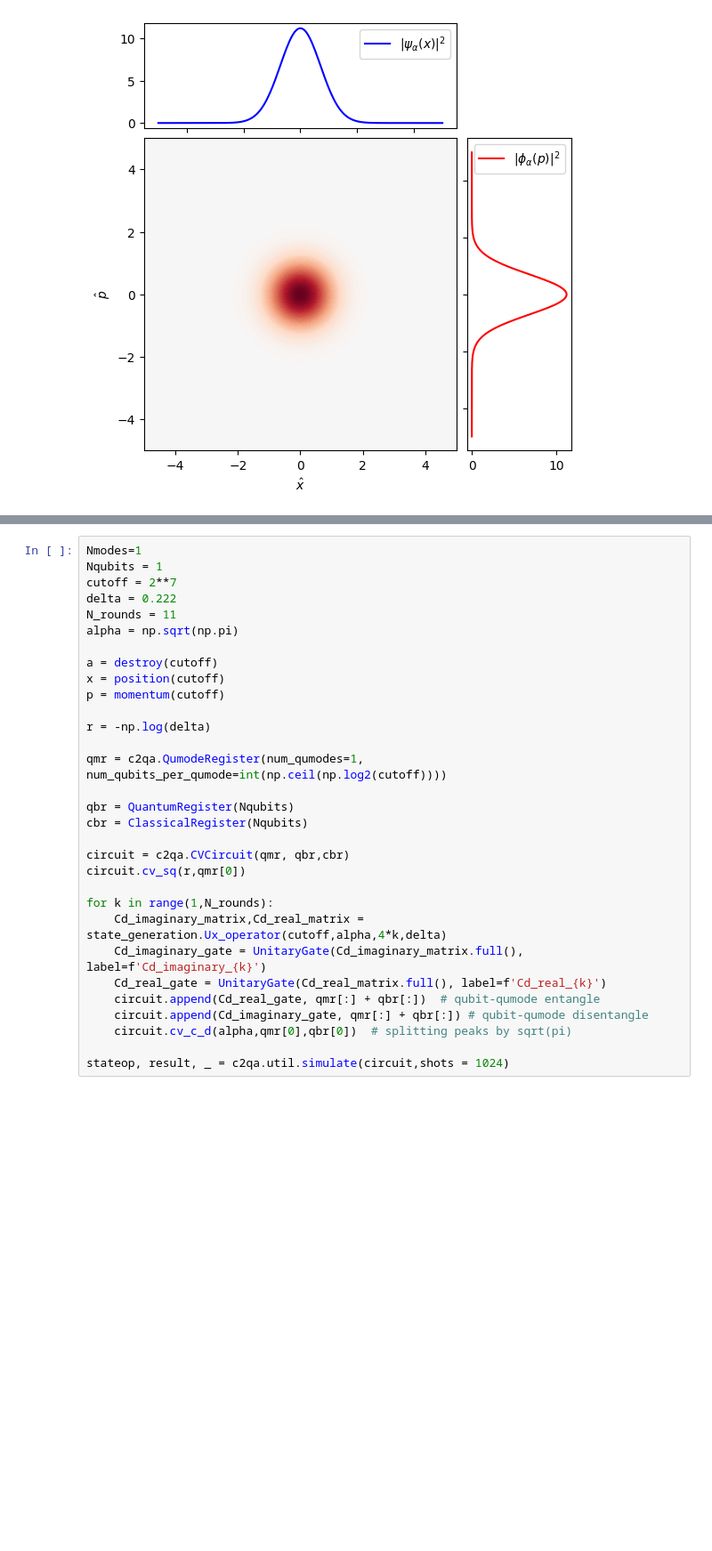
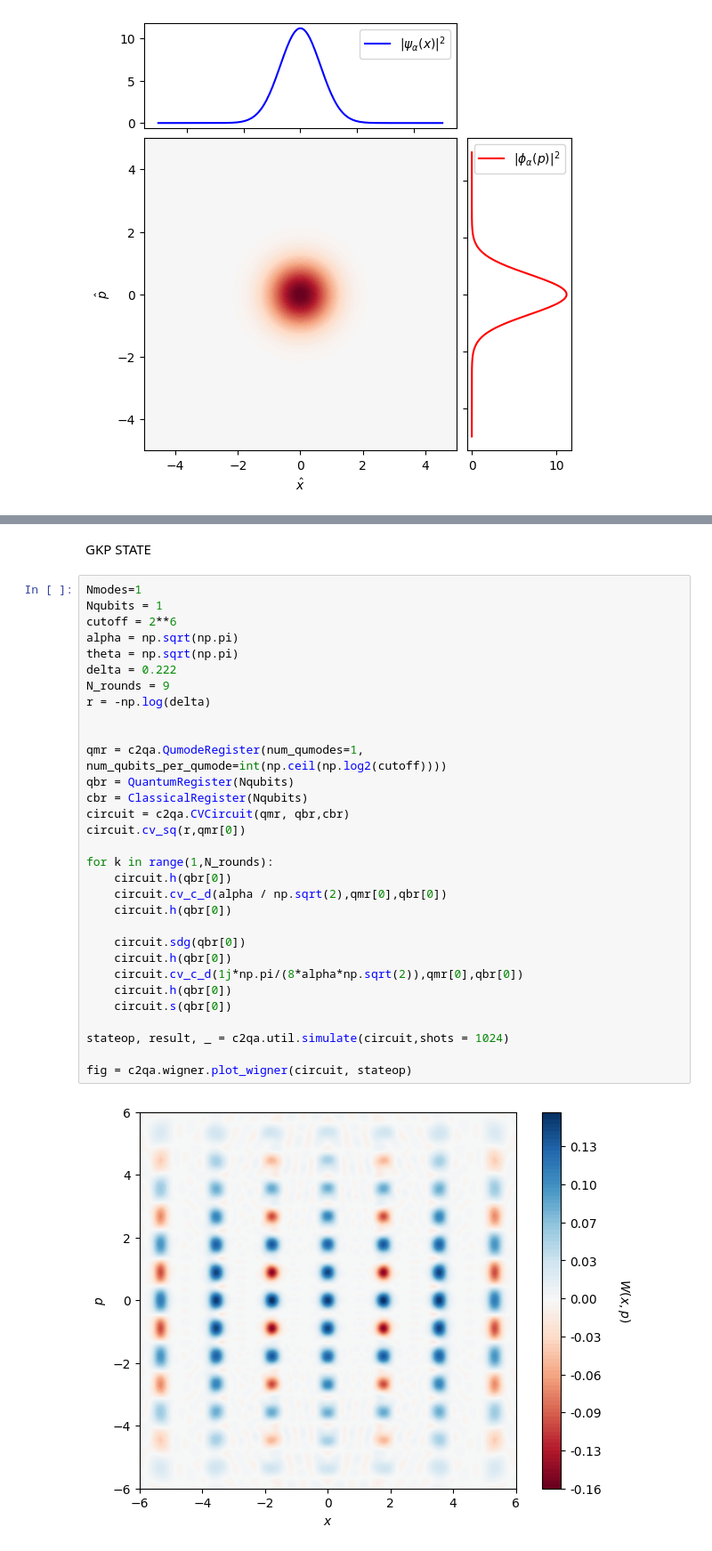
Before and after one commit to shubdeepmohapatra01/ISCA2025-Tutorial, a Jupyter notebook: bosonic-qiskit-tutorial/bq_tutorial.ipynb, the cells around one changed output, grey strips where cells are left out. Shown: that part at 89% size. Saved outputs shown, nothing was run; the diff lists cells and outputs as text; blank space fills up the shorter version.

```diff
--- a/bosonic-qiskit-tutorial/bq_tutorial.ipynb
+++ b/bosonic-qiskit-tutorial/bq_tutorial.ipynb
@@ -168,31 +96,35 @@ fig = c2qa.wigner.plot_wigner(circuit, stateop)
+# %% [markdown]
+GKP STATE
 # %%
 Nmodes=1
 Nqubits = 1
-cutoff = 2**7
+cutoff = 2**6
+alpha = np.sqrt(np.pi)
+theta = np.sqrt(np.pi)
 delta = 0.222
-N_rounds = 11
-alpha = np.sqrt(np.pi)
-
-a = destroy(cutoff)
-x = position(cutoff)
-p = momentum(cutoff)
-
+N_rounds = 9
 r = -np.log(delta)
 
+
 qmr = c2qa.QumodeRegister(num_qumodes=1, num_qubits_per_qumode=int(np.ceil(np.log2(cutoff))))
-
 qbr = QuantumRegister(Nqubits)
 cbr = ClassicalRegister(Nqubits)
-
 circuit = c2qa.CVCircuit(qmr, qbr,cbr)
 circuit.cv_sq(r,qmr[0])
 
 for k in range(1,N_rounds):
-    Cd_imaginary_matrix,Cd_real_matrix = state_generation.Ux_operator(cutoff,alpha,4*k,delta)
-    Cd_imaginary_gate = UnitaryGate(Cd_imaginary_matrix.full(), label=f'Cd_imaginary_{k}')
-    Cd_real_gate = UnitaryGate(Cd_real_matrix.full(), label=f'Cd_real_{k}')
-    circuit.append(Cd_real_gate, qmr[:] + qbr[:])  # qubit-qumode entangle
-    circuit.append(Cd_imaginary_gate, qmr[:] + qbr[:]) # qubit-qumode disentangle
-    circuit.cv_c_d(alpha,qmr[0],qbr[0])  # splitting peaks by sqrt(pi)
+    circuit.h(qbr[0])
+    circuit.cv_c_d(alpha / np.sqrt(2),qmr[0],qbr[0])
+    circuit.h(qbr[0])
+
+    circuit.sdg(qbr[0])
+    circuit.h(qbr[0])
+    circuit.cv_c_d(1j*np.pi/(8*alpha*np.sqrt(2)),qmr[0],qbr[0])
+    circuit.h(qbr[0])
+    circuit.s(qbr[0])
 
 stateop, result, _ = c2qa.util.simulate(circuit,shots = 1024)
+
+fig = c2qa.wigner.plot_wigner(circuit, stateop)
+# %% [output]
+[figure, added]
```
Also changed, not shown: parts of 12 cells of this notebook.
